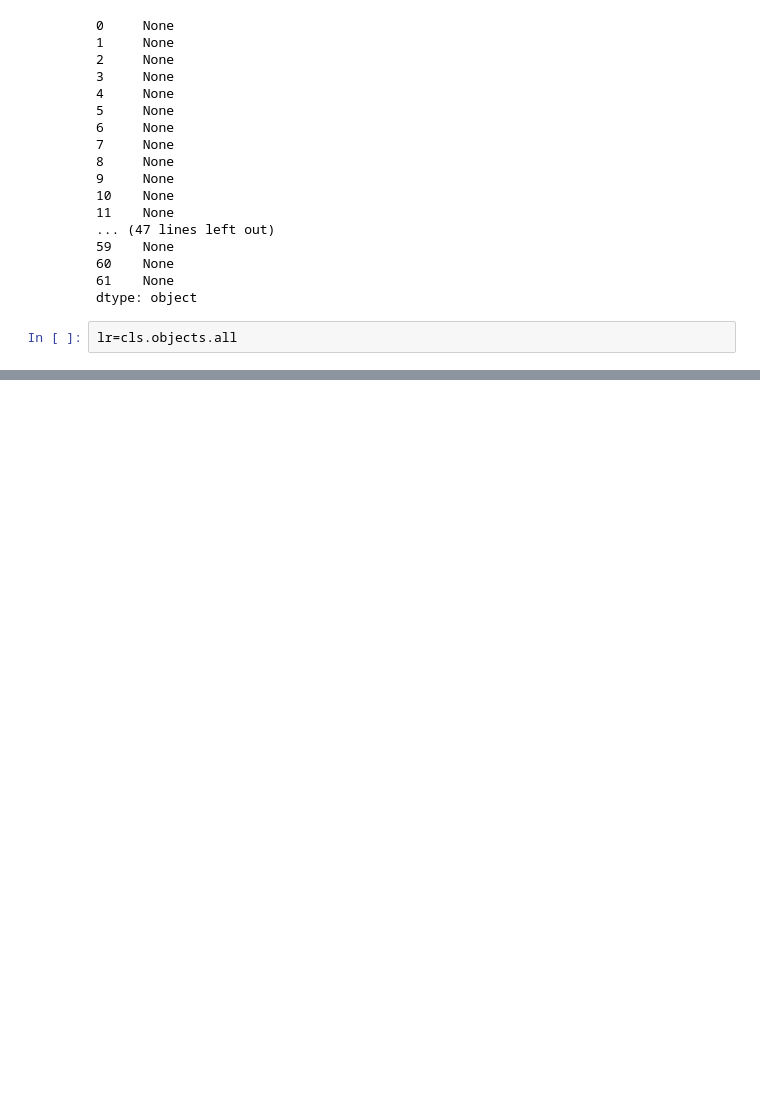
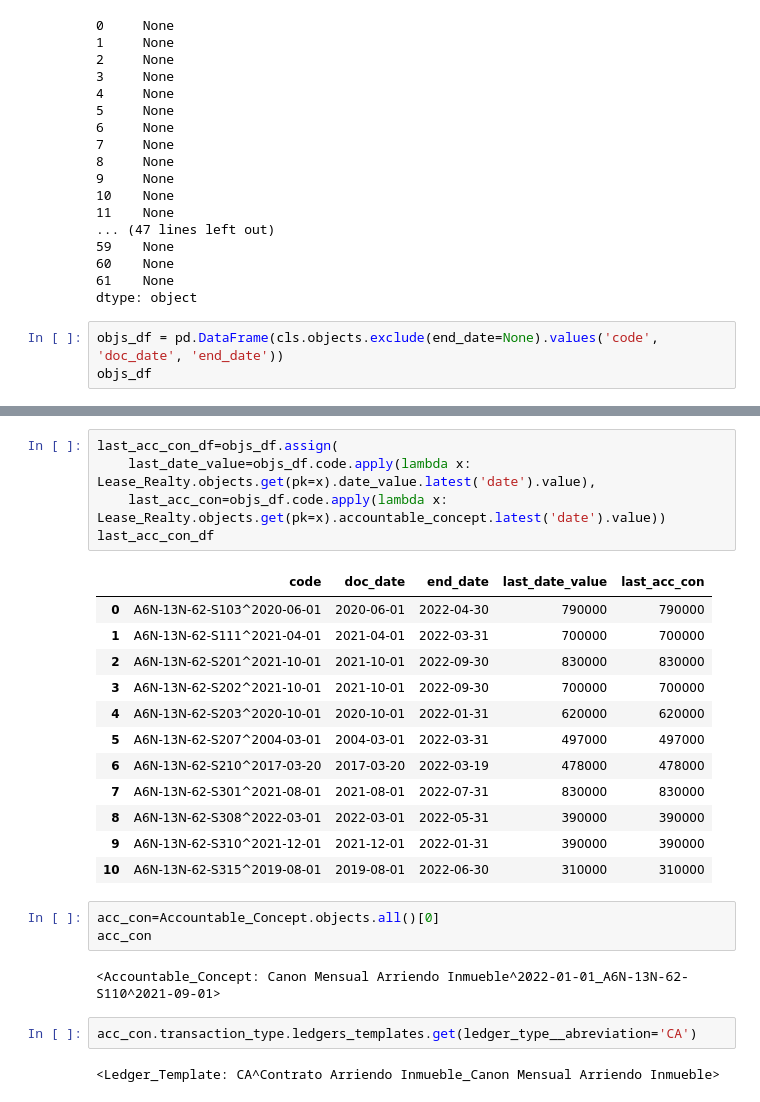
Before and after one commit to lcorkidi/adin_2022, a Jupyter notebook: scripts/Pending Acc_Con Lea_Rea create.ipynb, the cells around one changed output, grey strips where cells are left out. Drawn from its saved outputs; the diff is of its cells as text; blank space fills up the shorter version.

Commit message:
lease realty ledger register partial

```diff
--- a/scripts/Pending Acc_Con Lea_Rea create.ipynb
+++ b/scripts/Pending Acc_Con Lea_Rea create.ipynb
@@ -244,4 +244,5 @@ pending_concept_date_values_df.apply(lambda x: CreateFromDict(x.pending_date_val
 61    None
 dtype: object
 # %%
-lr=cls.objects.all
+objs_df = pd.DataFrame(cls.objects.exclude(end_date=None).values('code', 'doc_date', 'end_date'))
+objs_df
@@ -247,0 +262,27 @@ lr=cls.objects.all
+# %%
+last_acc_con_df=objs_df.assign(
+    last_date_value=objs_df.code.apply(lambda x: Lease_Realty.objects.get(pk=x).date_value.latest('date').value),
+    last_acc_con=objs_df.code.apply(lambda x: Lease_Realty.objects.get(pk=x).accountable_concept.latest('date').value))
+last_acc_con_df
+# %% [output]
+|  | code | doc_date | end_date | last_date_value | last_acc_con |
+| 0 | A6N-13N-62-S103^2020-06-01 | 2020-06-01 | 2022-04-30 | 790000 | 790000 |
+| 1 | A6N-13N-62-S111^2021-04-01 | 2021-04-01 | 2022-03-31 | 700000 | 700000 |
+| 2 | A6N-13N-62-S201^2021-10-01 | 2021-10-01 | 2022-09-30 | 830000 | 830000 |
+| 3 | A6N-13N-62-S202^2021-10-01 | 2021-10-01 | 2022-09-30 | 700000 | 700000 |
+| 4 | A6N-13N-62-S203^2020-10-01 | 2020-10-01 | 2022-01-31 | 620000 | 620000 |
+| 5 | A6N-13N-62-S207^2004-03-01 | 2004-03-01 | 2022-03-31 | 497000 | 497000 |
+| 6 | A6N-13N-62-S210^2017-03-20 | 2017-03-20 | 2022-03-19 | 478000 | 478000 |
+| 7 | A6N-13N-62-S301^2021-08-01 | 2021-08-01 | 2022-07-31 | 830000 | 830000 |
+| 8 | A6N-13N-62-S308^2022-03-01 | 2022-03-01 | 2022-05-31 | 390000 | 390000 |
+| 9 | A6N-13N-62-S310^2021-12-01 | 2021-12-01 | 2022-01-31 | 390000 | 390000 |
+| 10 | A6N-13N-62-S315^2019-08-01 | 2019-08-01 | 2022-06-30 | 310000 | 310000 |
+# %%
+acc_con=Accountable_Concept.objects.all()[0]
+acc_con
+# %% [output]
+<Accountable_Concept: Canon Mensual Arriendo Inmueble^2022-01-01_A6N-13N-62-S110^2021-09-01>
+# %%
+acc_con.transaction_type.ledgers_templates.get(ledger_type__abreviation='CA')
+# %% [output]
+<Ledger_Template: CA^Contrato Arriendo Inmueble_Canon Mensual Arriendo Inmueble>
```
Also changed, not shown: parts of 1 cell of this notebook, 16 other files.
